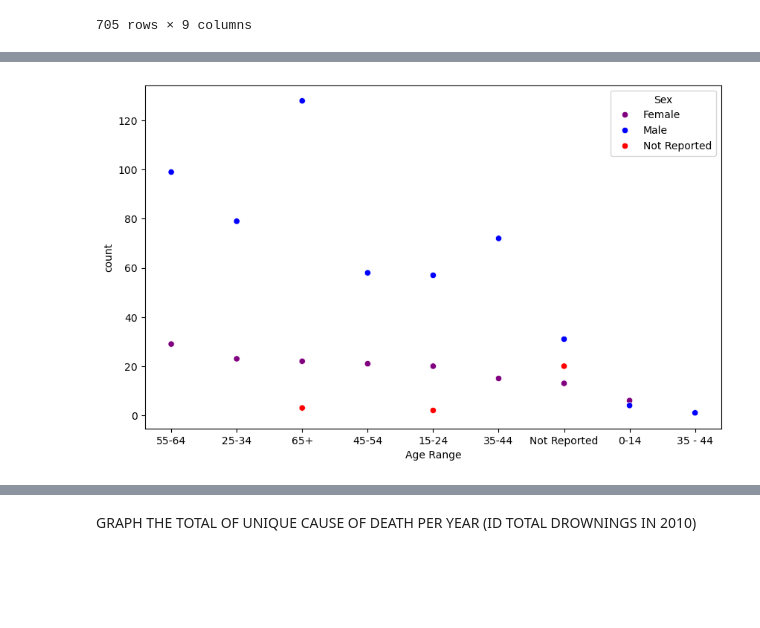
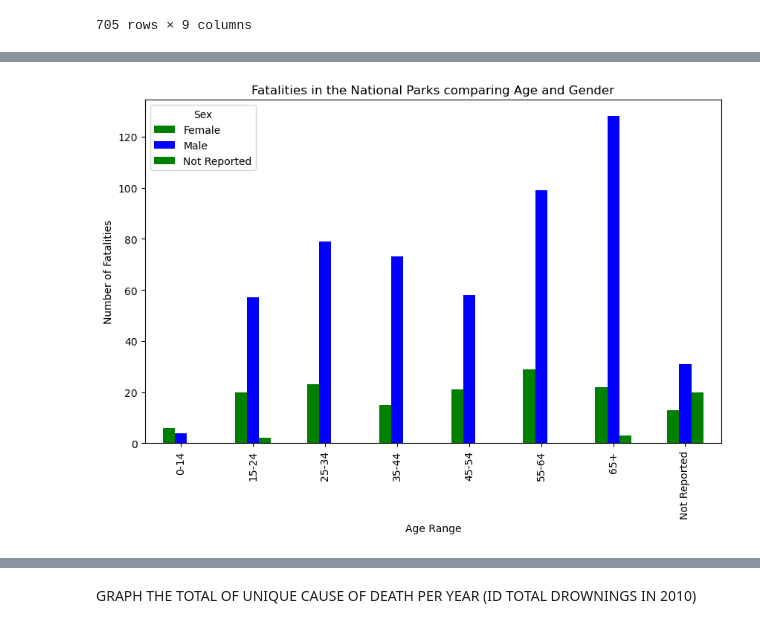
Before and after one commit to GGRAN24/Capstone_NParks, a Jupyter notebook: Capstone(a).ipynb, the cells around one changed output, grey strips where cells are left out. Saved outputs shown, nothing was run; the diff lists cells and outputs as text; code cells hidden in the pictures; blank space fills up the shorter version.

```diff
--- a/Capstone(a).ipynb
+++ b/Capstone(a).ipynb
@@ -520,13 +545,12 @@ Deaths_per_age
-# %%
-plt.figure(figsize = (10,6))
-
-sns.scatterplot(data = Deaths_per_age,
-               x = 'Age Range',
-               y = 'count',
-               hue = 'Sex',
-               palette = ['purple', 'blue', 'red']);
-# %% [output]
-[figure, removed]
+# %%
+pivot_Deaths_per_age=Deaths_per_age.pivot_table(index='Age Range',columns='Sex',values='count',aggfunc='sum')
+pivot_Deaths_per_age.plot(kind='bar',stacked=False,figsize=(10,6), color=['green','blue'])
+plt.title('Fatalities in the National Parks comparing Age and Gender')
+plt.xlabel( 'Age Range' )
+plt.ylabel('Number of Fatalities')
+plt.show()
+# %% [output]
+[figure, added]
 # %%
 Deaths_per_age.info()
 # %% [output]
```
Also changed, not shown: parts of 75 cells of this notebook.
